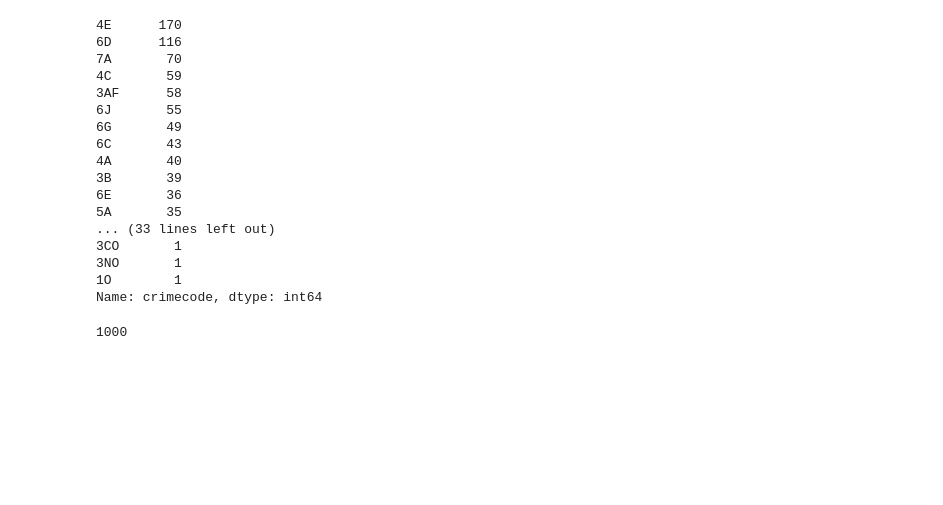
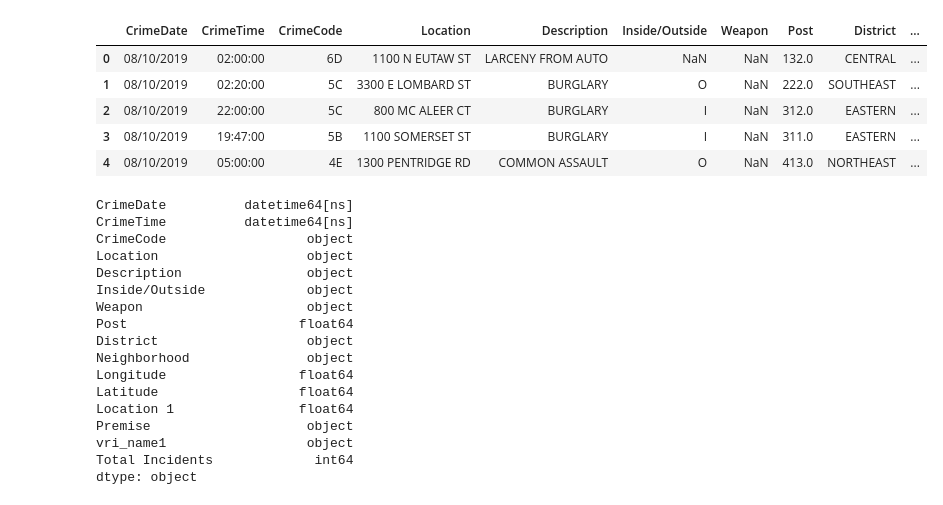
Before and after one commit to tduszyk/Baltimore_CCTV, a Jupyter notebook: victim_data_ETL.ipynb, the cells around one changed output. Cells and saved outputs as stored; diff of their text form; code cells hidden in the pictures; blank space fills up the shorter version.

```diff
--- a/victim_data_ETL.ipynb
+++ b/victim_data_ETL.ipynb
@@ -29,24 +9,0 @@ raw_data
-# %%
-raw_data["crimecode"].value_counts()
-# %% [output]
-4E      170
-6D      116
-7A       70
-4C       59
-3AF      58
-6J       55
-6G       49
-6C       43
-4A       40
-3B       39
-6E       36
-5A       35
-... (33 lines left out)
-3CO       1
-3NO       1
-1O        1
-Name: crimecode, dtype: int64
-# %%
-len(raw_data)
-# %% [output]
-1000
@@ -52,0 +14,13 @@ len(raw_data)
+# %%
+# do an initial exploration of the dataframe
+
+raw_data.head()
+# raw_data.count()
+# raw_data.dtypes
+# %% [output]
+|  | CrimeDate | CrimeTime | CrimeCode | Location | Description | Inside/Outside | Weapon | Post | District | ... |
+| 0 | 08/10/2019 | 02:00:00 | 6D | 1100 N EUTAW ST | LARCENY FROM AUTO | NaN | NaN | 132.0 | CENTRAL | ... |
+| 1 | 08/10/2019 | 02:20:00 | 5C | 3300 E LOMBARD ST | BURGLARY | O | NaN | 222.0 | SOUTHEAST | ... |
+| 2 | 08/10/2019 | 22:00:00 | 5C | 800 MC ALEER CT | BURGLARY | I | NaN | 312.0 | EASTERN | ... |
+| 3 | 08/10/2019 | 19:47:00 | 5B | 1100 SOMERSET ST | BURGLARY | I | NaN | 311.0 | EASTERN | ... |
+| 4 | 08/10/2019 | 05:00:00 | 4E | 1300 PENTRIDGE RD | COMMON ASSAULT | O | NaN | 413.0 | NORTHEAST | ... |
@@ -52,0 +31,23 @@ len(raw_data)
+# %%
+# convert time column from string to datetime
+
+raw_data['CrimeTime']= pd.to_datetime(raw_data['CrimeTime'])
+raw_data.dtypes
+# %% [output]
+CrimeDate          datetime64[ns]
+CrimeTime          datetime64[ns]
+CrimeCode                  object
+Location                   object
+Description                object
+Inside/Outside             object
+Weapon                     object
+Post                      float64
+District                   object
+Neighborhood               object
+Longitude                 float64
+Latitude                  float64
+Location 1                float64
+Premise                    object
+vri_name1                  object
+Total Incidents             int64
+dtype: object
```
Also changed, not shown: parts of 11 cells of this notebook, 6 other files.
